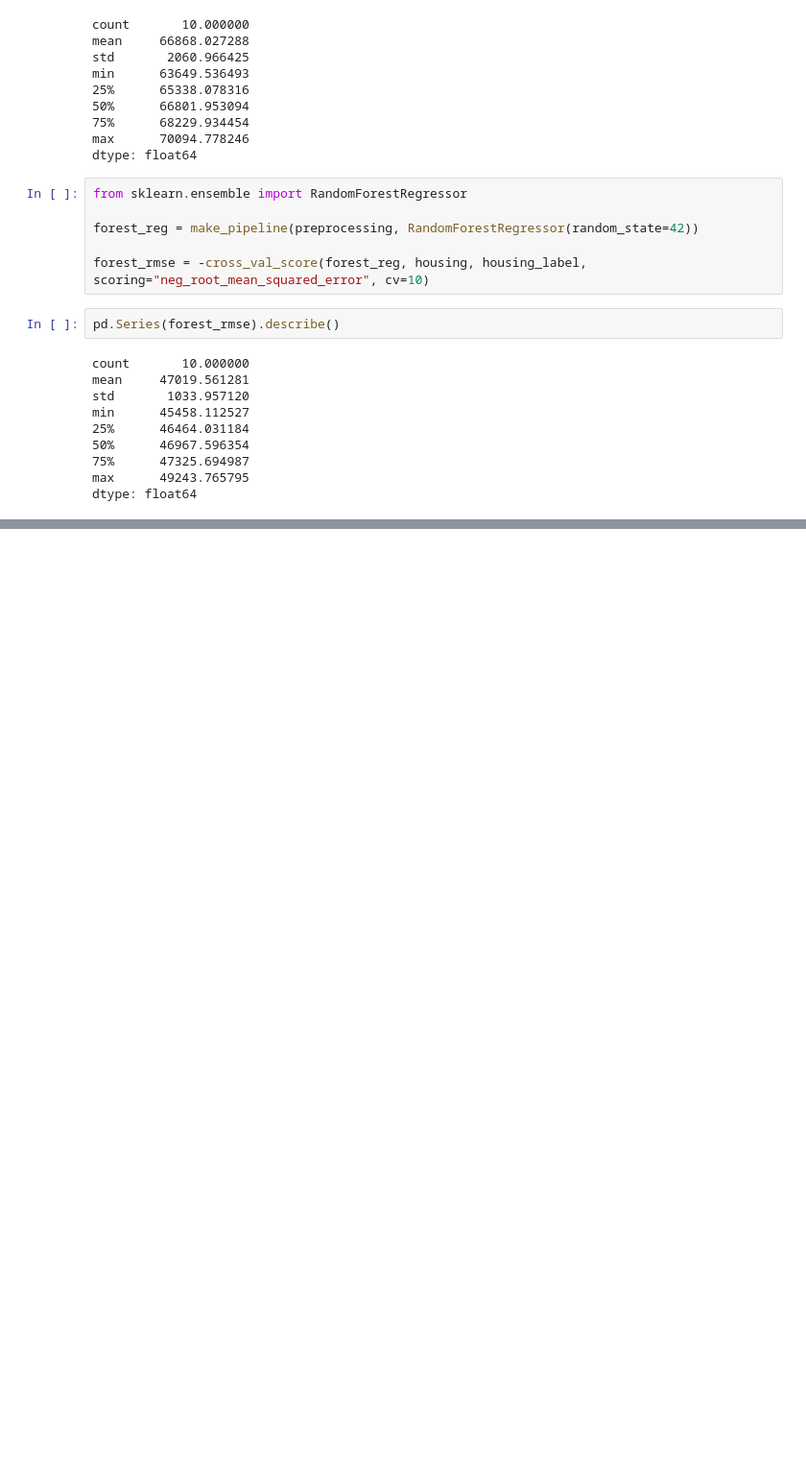
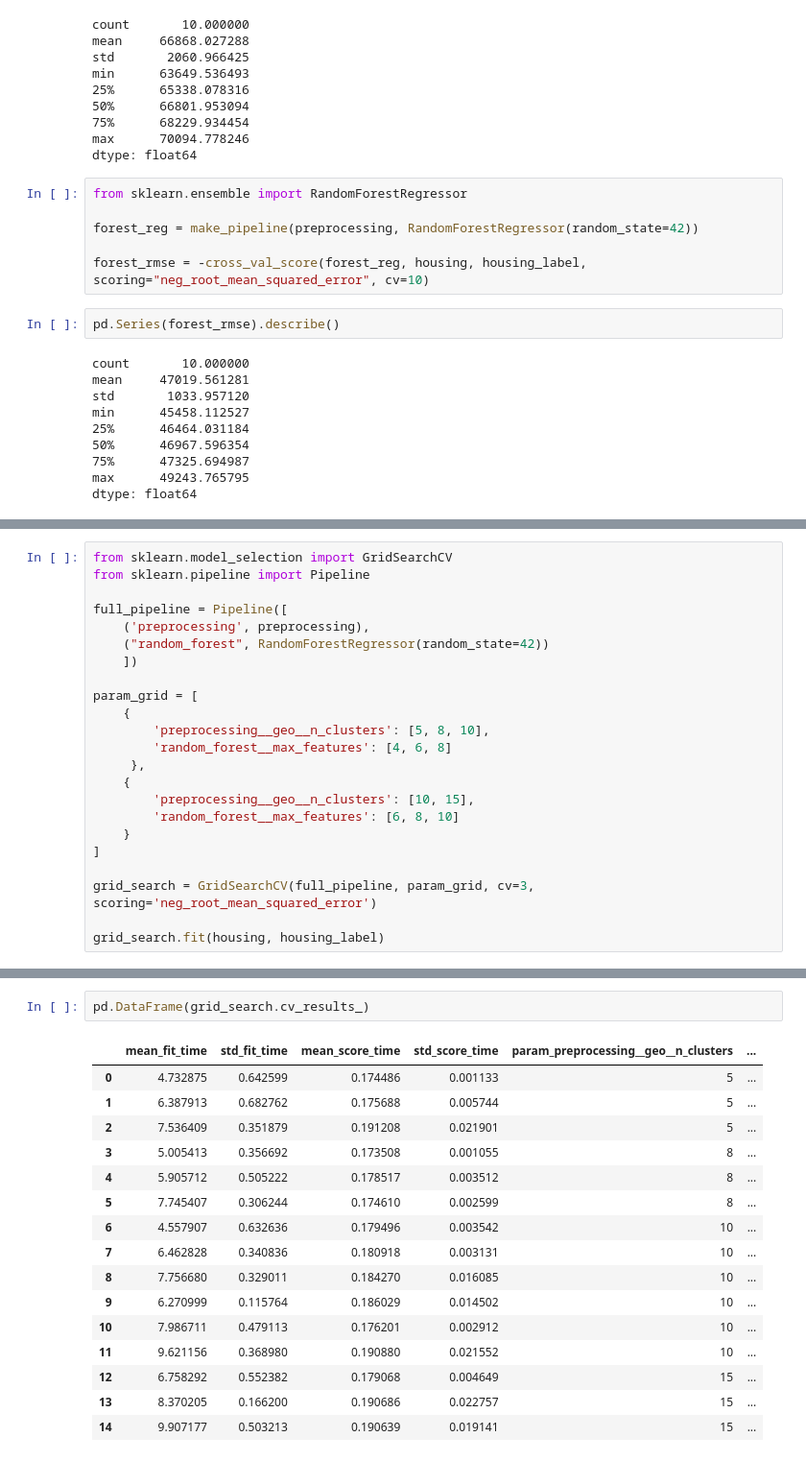
Before and after one commit to subramanya4shenoy/MachineLearningNbs, a Jupyter notebook: HOML/ch2.ipynb, the cells around one changed output, grey strips where cells are left out. Shown at 96% size. Cells and saved outputs as stored; diff of their text form; blank space fills up the shorter version.

```diff
--- a/HOML/ch2.ipynb
+++ b/HOML/ch2.ipynb
@@ -437,0 +433,23 @@ svm_rmse = -cross_val_score(svm_reg, housing, housing_label, scoring="neg_root_m
+# %%
+from sklearn.model_selection import GridSearchCV
+from sklearn.pipeline import Pipeline
+
+full_pipeline = Pipeline([
+    ('preprocessing', preprocessing),
+    ("random_forest", RandomForestRegressor(random_state=42))
+    ])
+
+param_grid = [
+    {
+        'preprocessing__geo__n_clusters': [5, 8, 10],
+        'random_forest__max_features': [4, 6, 8]
+     },
+    {
+        'preprocessing__geo__n_clusters': [10, 15],
+        'random_forest__max_features': [6, 8, 10]
+    }
+]
+
+grid_search = GridSearchCV(full_pipeline, param_grid, cv=3, scoring='neg_root_mean_squared_error')
+
+grid_search.fit(housing, housing_label)
@@ -437,0 +500,19 @@ svm_rmse = -cross_val_score(svm_reg, housing, housing_label, scoring="neg_root_m
+# %%
+pd.DataFrame(grid_search.cv_results_)
+# %% [output]
+|  | mean_fit_time | std_fit_time | mean_score_time | std_score_time | param_preprocessing__geo__n_clusters | ... |
+| 0 | 4.732875 | 0.642599 | 0.174486 | 0.001133 | 5 | ... |
+| 1 | 6.387913 | 0.682762 | 0.175688 | 0.005744 | 5 | ... |
+| 2 | 7.536409 | 0.351879 | 0.191208 | 0.021901 | 5 | ... |
+| 3 | 5.005413 | 0.356692 | 0.173508 | 0.001055 | 8 | ... |
+| 4 | 5.905712 | 0.505222 | 0.178517 | 0.003512 | 8 | ... |
+| 5 | 7.745407 | 0.306244 | 0.174610 | 0.002599 | 8 | ... |
+| 6 | 4.557907 | 0.632636 | 0.179496 | 0.003542 | 10 | ... |
+| 7 | 6.462828 | 0.340836 | 0.180918 | 0.003131 | 10 | ... |
+| 8 | 7.756680 | 0.329011 | 0.184270 | 0.016085 | 10 | ... |
+| 9 | 6.270999 | 0.115764 | 0.186029 | 0.014502 | 10 | ... |
+| 10 | 7.986711 | 0.479113 | 0.176201 | 0.002912 | 10 | ... |
+| 11 | 9.621156 | 0.368980 | 0.190880 | 0.021552 | 10 | ... |
+| 12 | 6.758292 | 0.552382 | 0.179068 | 0.004649 | 15 | ... |
+| 13 | 8.370205 | 0.166200 | 0.190686 | 0.022757 | 15 | ... |
+| 14 | 9.907177 | 0.503213 | 0.190639 | 0.019141 | 15 | ... |
```
Also changed, not shown: parts of 10 cells of this notebook.
